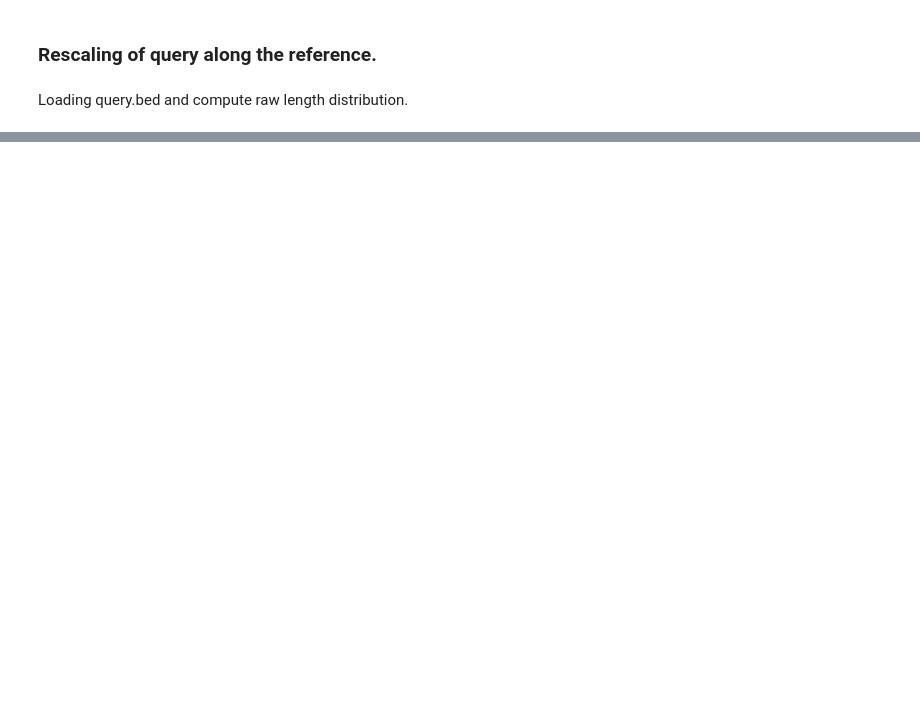
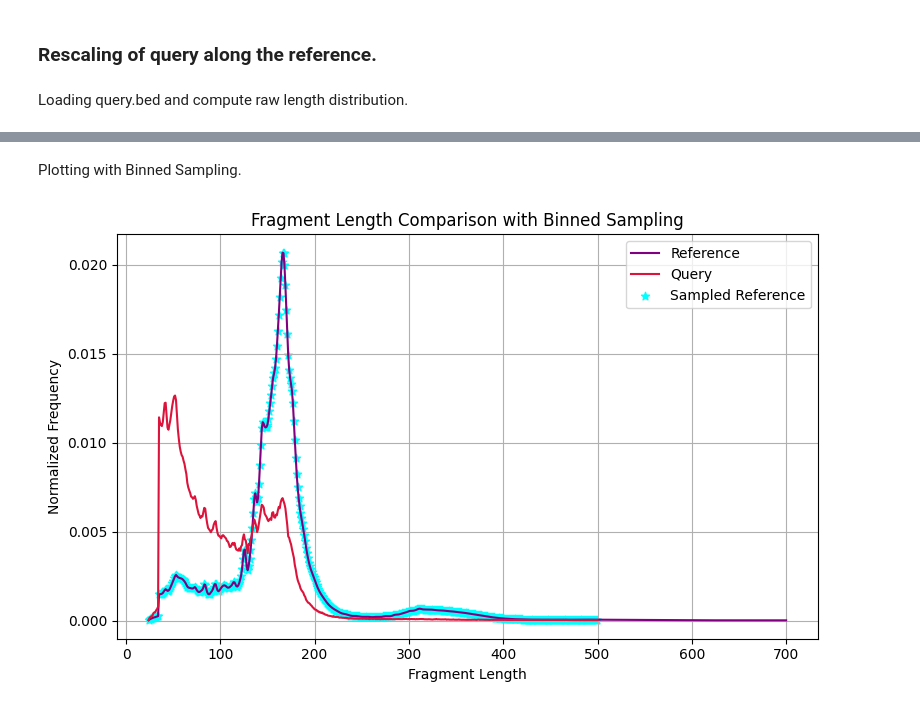
Before and after one commit to v1bh475u/BEE-102-Assignment, a Jupyter notebook: Programming-Assignment/01-Norm_Frequency_and_Rescaling.ipynb, the cells around one changed output, grey strips where cells are left out. Cells and saved outputs as stored; diff of their text form; code cells hidden in the pictures; blank space fills up the shorter version.

```diff
--- a/Programming-Assignment/01-Norm_Frequency_and_Rescaling.ipynb
+++ b/Programming-Assignment/01-Norm_Frequency_and_Rescaling.ipynb
@@ -102,0 +130,53 @@ plt.show()
+# %% [markdown]
+Plotting with Binned Sampling.
+# %%
+varQueryDF = pd.read_csv('query.bed', sep='\t', header=None)
+varQueryDF.columns = ['Chrom', 'Start', 'End', 'Length', 'Dot', 'Strand']
+
+varRefDF = pd.read_csv('reference.hist', header=None, sep='\t')
+
+varRefDF[0] = pd.to_numeric(varRefDF[0], errors='coerce')
+
+varBinEdges = list(range(0, 510, 10))
+varBinLabels = [f"{varI}-{varI+10}" for varI in range(0, 500, 10)]
+
+varQueryDF['Bin'] = pd.cut(varQueryDF['Length'], bins=varBinEdges, labels=varBinLabels, right=False)
+varRefDF['Bin'] = pd.cut(varRefDF[0], bins=varBinEdges, labels=varBinLabels, right=False)
+
+varQueryBinCounts = varQueryDF['Bin'].value_counts().sort_index()
+varRefBinCounts = varRefDF['Bin'].value_counts().sort_index()
+
+varMatchedSampleRows = []
+
+for varBinLabel in varBinLabels:
+    varCountQuery = varQueryBinCounts.get(varBinLabel, 0)
+    varCountRef = varRefBinCounts.get(varBinLabel, 0)
+    varSampleSize = min(varCountQuery, varCountRef)
+    if varSampleSize > 0:
+        varRefSubset = varRefDF[varRefDF['Bin'] == varBinLabel]
+        varSampleSubset = varRefSubset.sample(n=varSampleSize, random_state=42)
+        varMatchedSampleRows.append(varSampleSubset)
+
+if varMatchedSampleRows:
+    varRefSampledDF = pd.concat(varMatchedSampleRows, ignore_index=True)
+else:
+    varRefSampledDF = pd.DataFrame(columns=varRefDF.columns)
+
+varLenCounts = varQueryDF['Length'].value_counts().sort_index()
+varLenFreq = varLenCounts / varLenCounts.sum()
+varQueryFreqDF = pd.DataFrame({'Length': varLenFreq.index, 'Frequency': varLenFreq.values})
+
+plt.figure(figsize=(8, 5))
+plt.plot(varRefDF[0], varRefDF[1], color='purple', label='Reference')
+plt.plot(varQueryFreqDF['Length'], varQueryFreqDF['Frequency'], color='crimson', label='Query')
+plt.scatter(varRefSampledDF[0], varRefSampledDF[1], color='cyan', marker='*', label='Sampled Reference')
+
+plt.title('Fragment Length Comparison with Binned Sampling')
+plt.xlabel('Fragment Length')
+plt.ylabel('Normalized Frequency')
+plt.legend()
+plt.grid(True)
+plt.tight_layout()
+plt.show()
+# %% [output]
+[figure, added]
```
Also changed, not shown: parts of 14 cells of this notebook.
